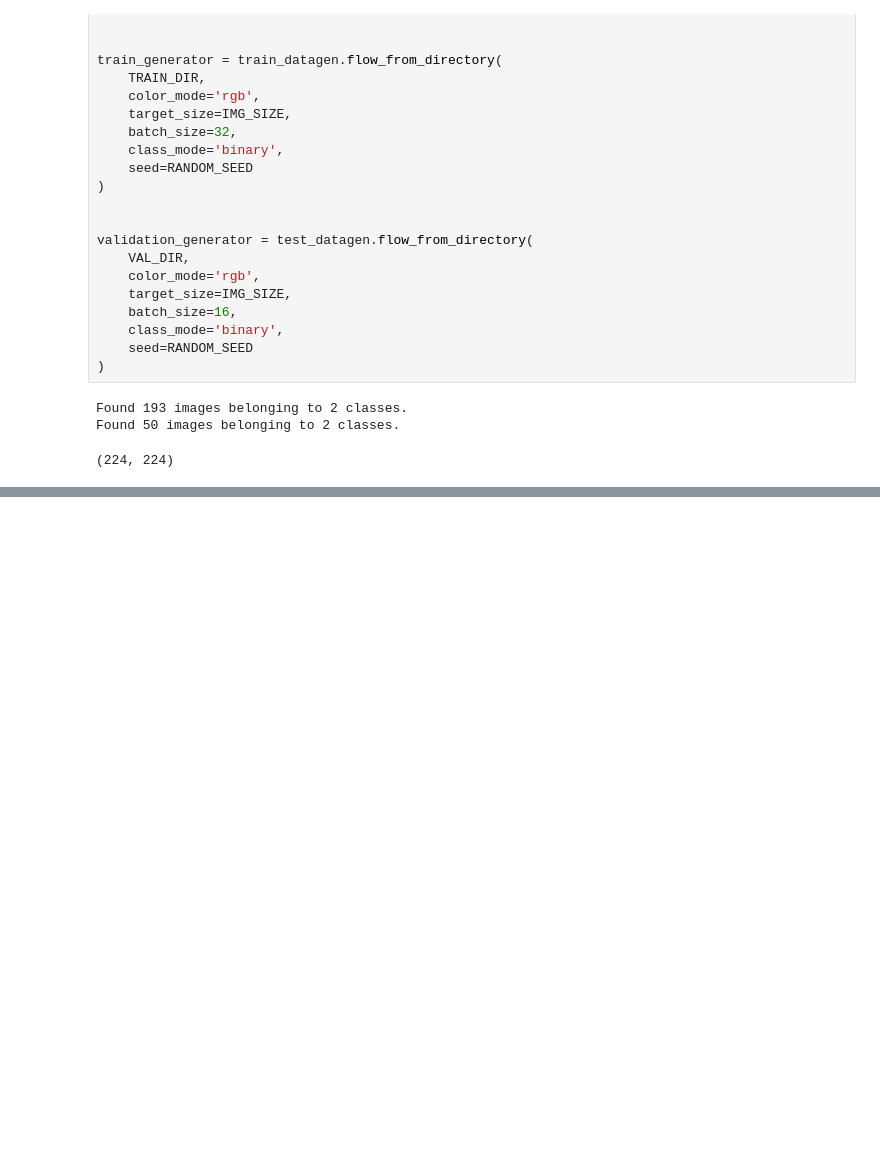
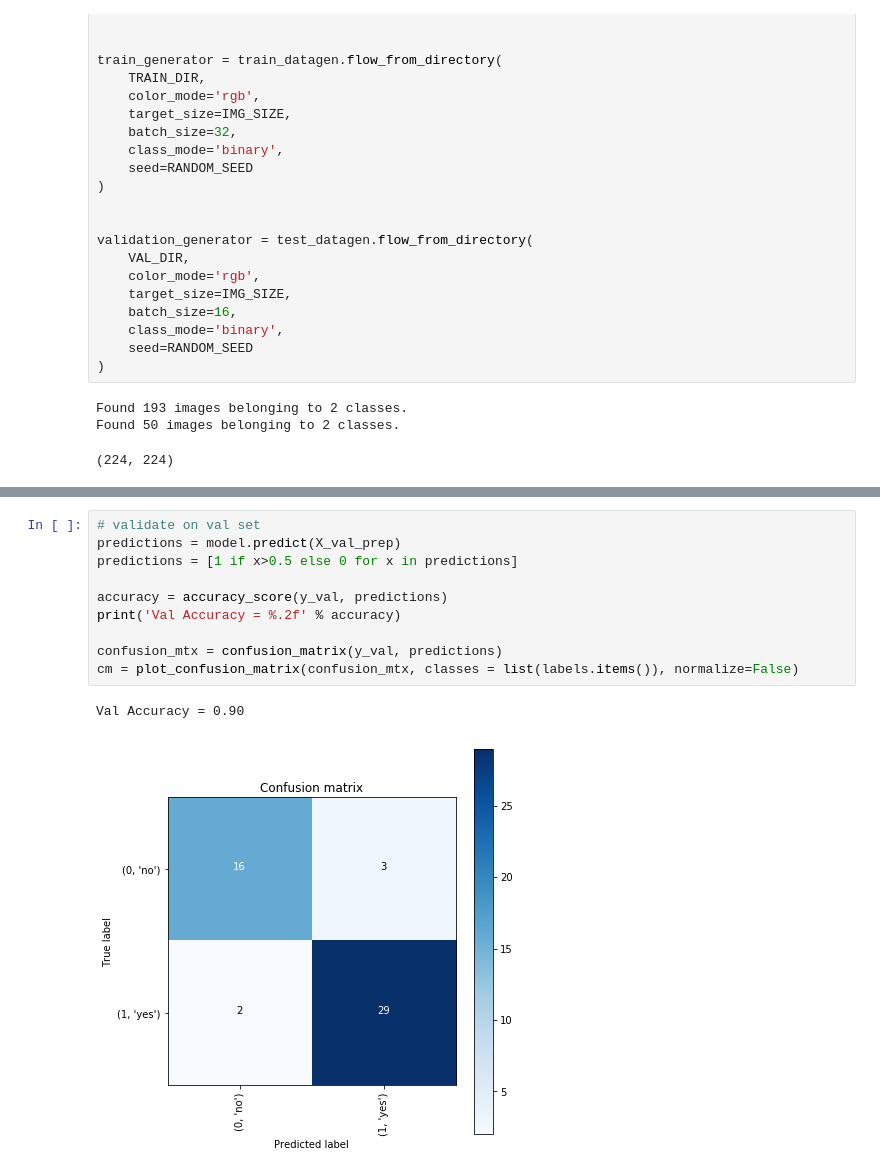
Before and after one commit to MallaKaushik/harnath, a Jupyter notebook: tumour.ipynb, the cells around one changed output, grey strips where cells are left out. Drawn from its saved outputs; the diff is of its cells as text; blank space fills up the shorter version.

```diff
--- a/tumour.ipynb
+++ b/tumour.ipynb
@@ -485,0 +575,13 @@ NameError: name 'base_model' is not defined
+# %%
+# validate on val set
+predictions = model.predict(X_val_prep)
+predictions = [1 if x>0.5 else 0 for x in predictions]
+
+accuracy = accuracy_score(y_val, predictions)
+print('Val Accuracy = %.2f' % accuracy)
+
+confusion_mtx = confusion_matrix(y_val, predictions)
+cm = plot_confusion_matrix(confusion_mtx, classes = list(labels.items()), normalize=False)
+# %% [output]
+Val Accuracy = 0.90
+[figure, added]
```
Also changed, not shown: parts of 7 cells of this notebook.
